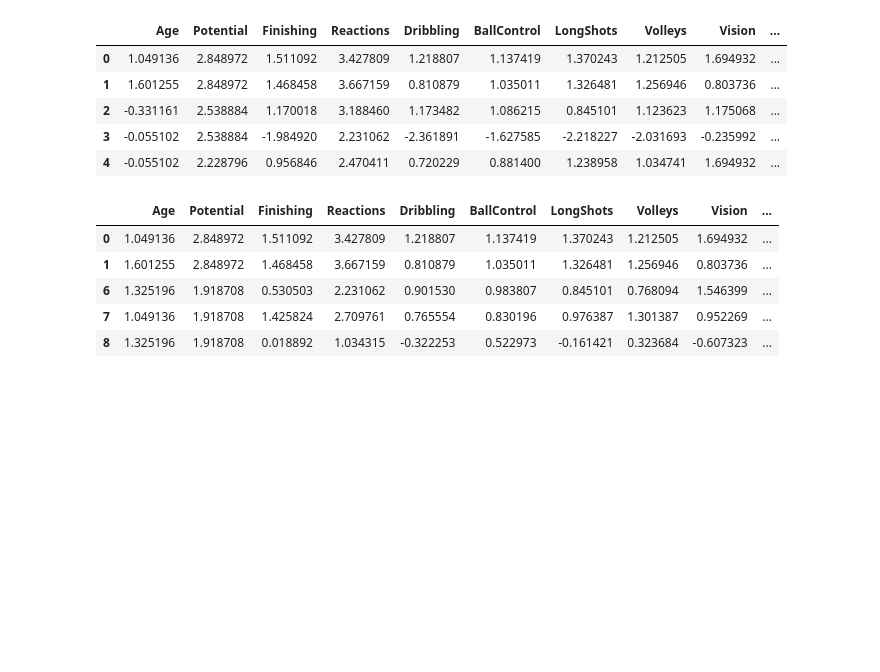
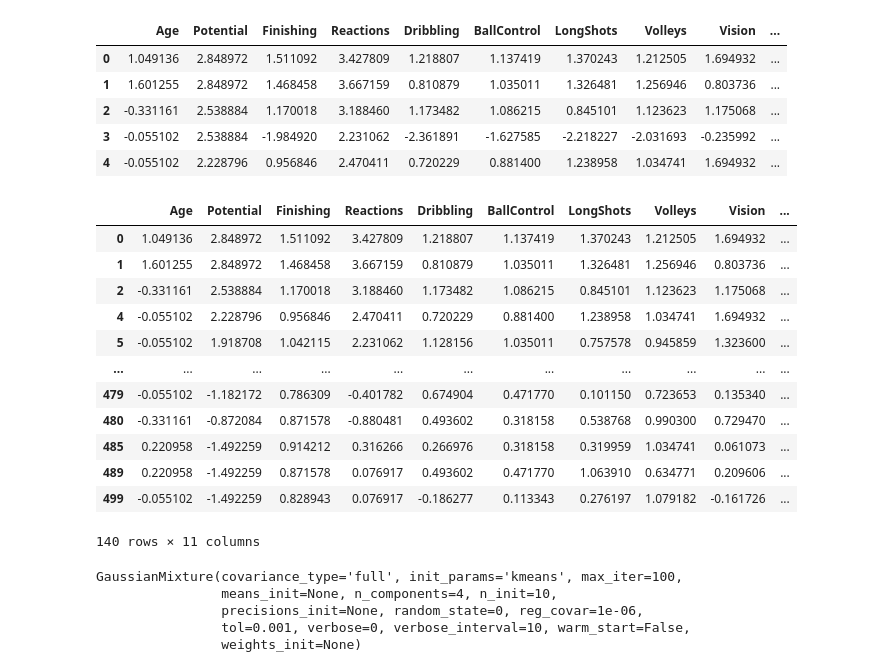
Before and after one commit to grant-pittman/ML-FIFA-Stats, a Jupyter notebook: clustering_matplotlib.ipynb, the cells around one changed output. Cells and saved outputs as stored; diff of their text form; code cells hidden in the pictures; blank space fills up the shorter version.

```diff
--- a/clustering_matplotlib.ipynb
+++ b/clustering_matplotlib.ipynb
@@ -44,7 +44,7 @@ cluster_df_std.head()
 | 4 | -0.055102 | 2.228796 | 0.956846 | 2.470411 | 0.720229 | 0.881400 | 1.238958 | 1.034741 | 1.694932 | ... |
 # %%
 k=5
-chosen_feature1, chosen_feature2 = 'Age', 'Potential'
+chosen_feature1, chosen_feature2 = 'Finishing', 'Volleys'
 kmeans = KMeans(n_clusters=k, random_state=0)
 y_pred = kmeans.fit_predict(cluster_df_std.loc[:,[chosen_feature1, chosen_feature2]])
 # %%
@@ -248,11 +140,27 @@ cluster_df_std.head()
 chosen_player_cluster = cluster_df_std.loc[cluster_df_std['Name'] == 'L. Messi']['cluster']
 chosen_player_set = cluster_df_std.loc[cluster_df_std['cluster'] == chosen_player_cluster[0]]
 # %%
-chosen_player_set.head()
+chosen_player_set
 # %% [output]
 |  | Age | Potential | Finishing | Reactions | Dribbling | BallControl | LongShots | Volleys | Vision | ... |
 | 0 | 1.049136 | 2.848972 | 1.511092 | 3.427809 | 1.218807 | 1.137419 | 1.370243 | 1.212505 | 1.694932 | ... |
 | 1 | 1.601255 | 2.848972 | 1.468458 | 3.667159 | 0.810879 | 1.035011 | 1.326481 | 1.256946 | 0.803736 | ... |
-| 6 | 1.325196 | 1.918708 | 0.530503 | 2.231062 | 0.901530 | 0.983807 | 0.845101 | 0.768094 | 1.546399 | ... |
-| 7 | 1.049136 | 1.918708 | 1.425824 | 2.709761 | 0.765554 | 0.830196 | 0.976387 | 1.301387 | 0.952269 | ... |
-| 8 | 1.325196 | 1.918708 | 0.018892 | 1.034315 | -0.322253 | 0.522973 | -0.161421 | 0.323684 | -0.607323 | ... |
+| 2 | -0.331161 | 2.538884 | 1.170018 | 3.188460 | 1.173482 | 1.086215 | 0.845101 | 1.123623 | 1.175068 | ... |
+| 4 | -0.055102 | 2.228796 | 0.956846 | 2.470411 | 0.720229 | 0.881400 | 1.238958 | 1.034741 | 1.694932 | ... |
+| 5 | -0.055102 | 1.918708 | 1.042115 | 2.231062 | 1.128156 | 1.035011 | 0.757578 | 0.945859 | 1.323600 | ... |
+| ... | ... | ... | ... | ... | ... | ... | ... | ... | ... | ... |
+| 479 | -0.055102 | -1.182172 | 0.786309 | -0.401782 | 0.674904 | 0.471770 | 0.101150 | 0.723653 | 0.135340 | ... |
+| 480 | -0.331161 | -0.872084 | 0.871578 | -0.880481 | 0.493602 | 0.318158 | 0.538768 | 0.990300 | 0.729470 | ... |
+| 485 | 0.220958 | -1.492259 | 0.914212 | 0.316266 | 0.266976 | 0.318158 | 0.319959 | 1.034741 | 0.061073 | ... |
+| 489 | 0.220958 | -1.492259 | 0.871578 | 0.076917 | 0.493602 | 0.471770 | 1.063910 | 0.634771 | 0.209606 | ... |
+| 499 | -0.055102 | -1.492259 | 0.828943 | 0.076917 | -0.186277 | 0.113343 | 0.276197 | 1.079182 | -0.161726 | ... |
+140 rows × 11 columns
+# %%
+gm = GaussianMixture(n_components=4, n_init=10, random_state=0)
+gm.fit(df_chosen.drop('Name', axis=1))
+# %% [output]
+GaussianMixture(covariance_type='full', init_params='kmeans', max_iter=100,
+                means_init=None, n_components=4, n_init=10,
+                precisions_init=None, random_state=0, reg_covar=1e-06,
+                tol=0.001, verbose=0, verbose_interval=10, warm_start=False,
+                weights_init=None)
```
Also changed, not shown: parts of 18 cells of this notebook.
